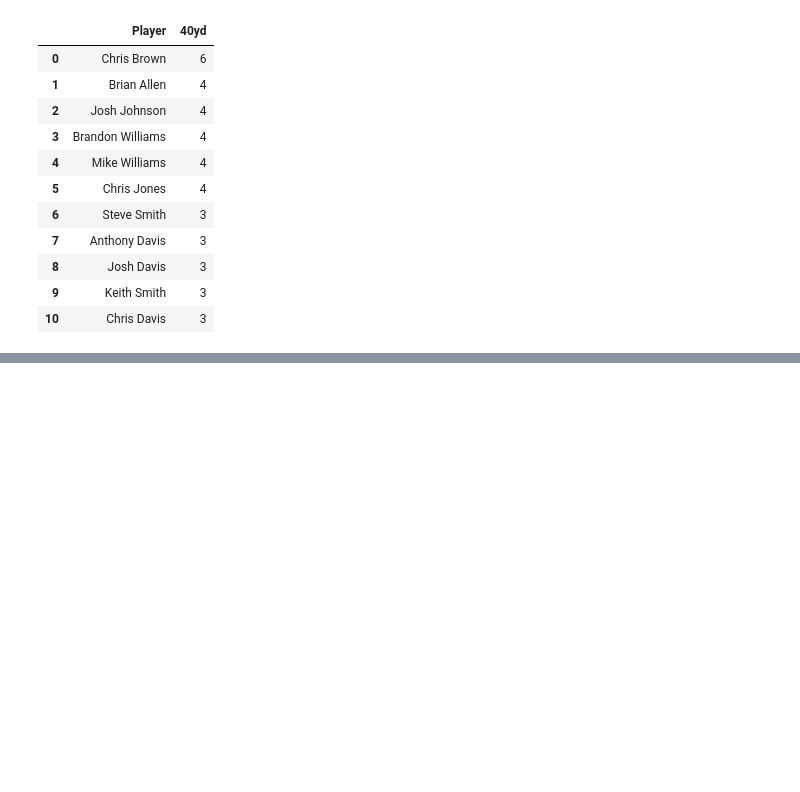
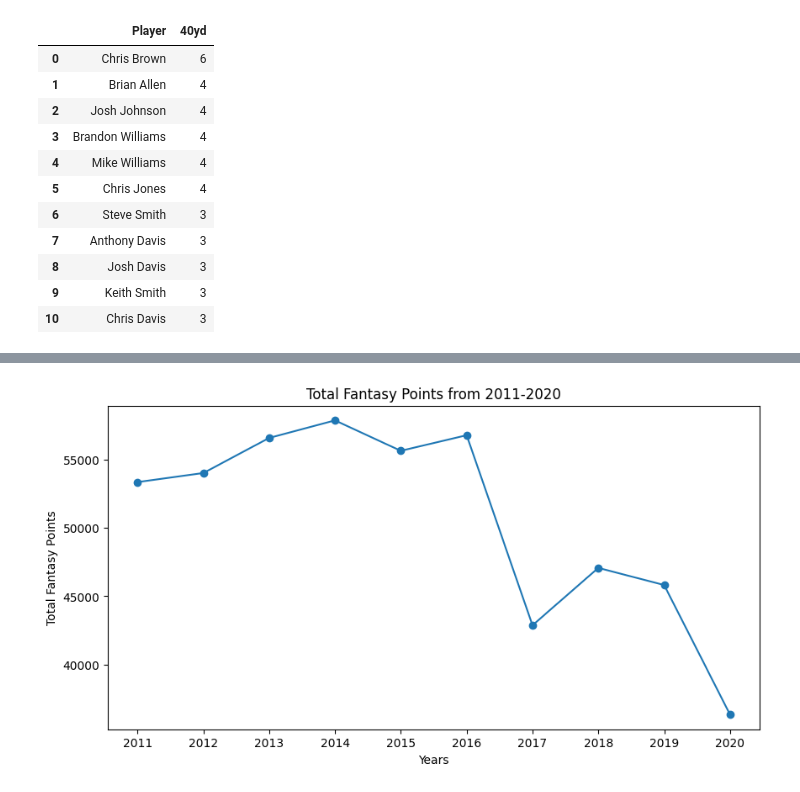
Before and after one commit to AiMO-MO-MO/Project-_FF, a Jupyter notebook: Fantasy_analysis.ipynb, the cells around one changed output, grey strips where cells are left out. Drawn from its saved outputs; the diff is of its cells as text; code cells hidden in the pictures; blank space fills up the shorter version.

Commit message:
Updated Fantasy_analysis

```diff
--- a/Fantasy_analysis.ipynb
+++ b/Fantasy_analysis.ipynb
@@ -244,0 +262,25 @@ fantasy_point
+# %%
+# Find Total Fantasy Points for years 2011-2020
+
+def calculate_sum_of_fantasy_points(df):
+    sum_2011 = df["FantasyPoints_2011"].sum()
+    sum_2012 = df["FantasyPoints_2012"].sum()
+    sum_2013 = df["FantasyPoints_2013"].sum()
+    sum_2014 = df["FantasyPoints_2014"].sum()
+    sum_2015 = df["FantasyPoints_2015"].sum()
+    sum_2016 = df["FantasyPoints_2016"].sum()
+    sum_2017 = df["FantasyPoints_2017"].sum()
+    sum_2018 = df["FantasyPoints_2018"].sum()
+    sum_2019 = df["FantasyPoints_2019"].sum()
+    sum_2020 = df["FantasyPoints_2020"].sum()
+
+    sum_years = pd.DataFrame({
+        "Years": ["2011", "2012", "2013", "2014", "2015", "2016", "2017", "2018", "2019", "2020"],
+        "Fantasy_Points": [sum_2011, sum_2012, sum_2013, sum_2014, sum_2015, sum_2016, sum_2017, sum_2018, sum_2019, sum_2020]
+    })
+
+    return sum_years
+
+# Example usage:
+sum_years_total = calculate_sum_of_fantasy_points(FullFFMerge)
+sum_years_total
@@ -244,0 +299,14 @@ fantasy_point
+# %%
+#Create a line plot for Total Fantasy Points from 2011-2020
+
+x = sum_years_total["Years"]
+y = sum_years_total["Fantasy_Points"]
+
+plt.figure(figsize=(10,5))
+plt.plot(x,y, marker = "o")
+plt.xlabel("Years")
+plt.ylabel("Total Fantasy Points")
+plt.title("Total Fantasy Points from 2011-2020")
+plt.show()
+# %% [output]
+[figure, added]
```
Also changed, not shown: parts of 11 cells of this notebook.
